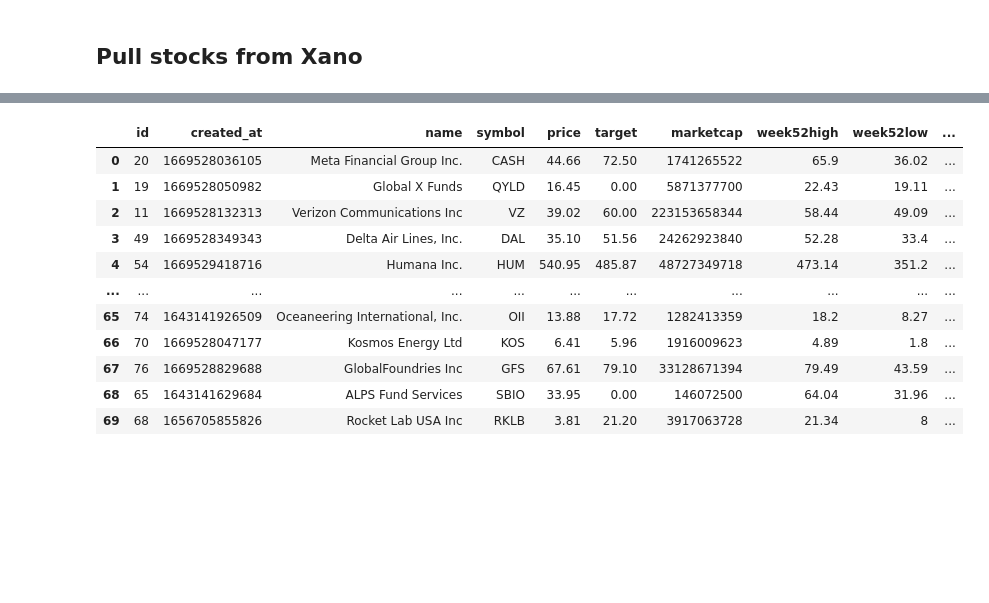
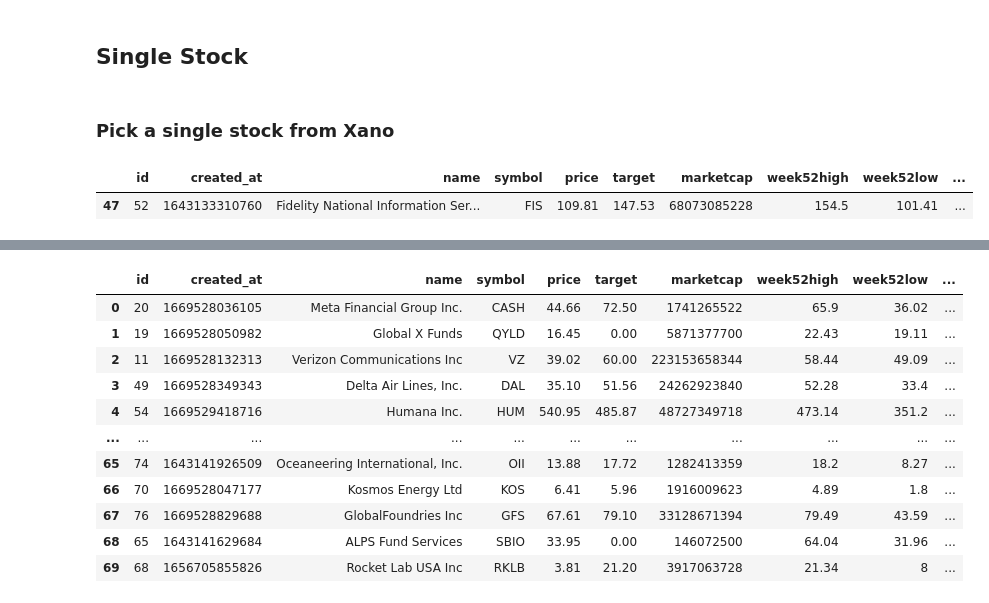
Before and after one commit to RLE-Analytics/iron_financial, a Jupyter notebook: options_strategy/Long Puts OTM Strategy Eval.ipynb, the cells around one changed output, grey strips where cells are left out. Saved outputs shown, nothing was run; the diff lists cells and outputs as text; code cells hidden in the pictures; blank space fills up the shorter version.

```diff
--- a/options_strategy/Long Puts OTM Strategy Eval.ipynb
+++ b/options_strategy/Long Puts OTM Strategy Eval.ipynb
@@ -14,5 +20,3 @@ Evaluation steps:
-# %% [markdown]
-## Pull stocks from Xano
 # %%
 import requests
 import pandas as pd
@@ -22,3 +26,18 @@ from scipy.stats import genextreme
 from random import choices
 
 pd.set_option('display.max_columns', None)
+# %% [markdown]
+## Single Stock
+# %% [markdown]
+### Pick a single stock from Xano
+# %%
+url = 'https://iocalc.com/api:gPr_YnZX/getstocks'
+
+response = requests.get(url)
+
+stock_table = pd.json_normalize(response.json()['stocks'])
+this_stock = stock_table.sample()
+this_stock
+# %% [output]
+|  | id | created_at | name | symbol | price | target | marketcap | week52high | week52low | ... |
+| 47 | 52 | 1643133310760 | Fidelity National Information Ser... | FIS | 109.81 | 147.53 | 68073085228 | 154.5 | 101.41 | ... |
```
Also changed, not shown: parts of 15 cells of this notebook.
